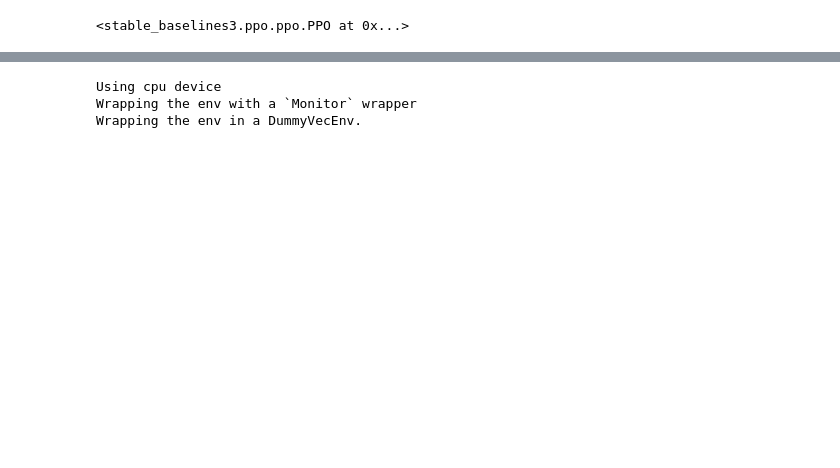
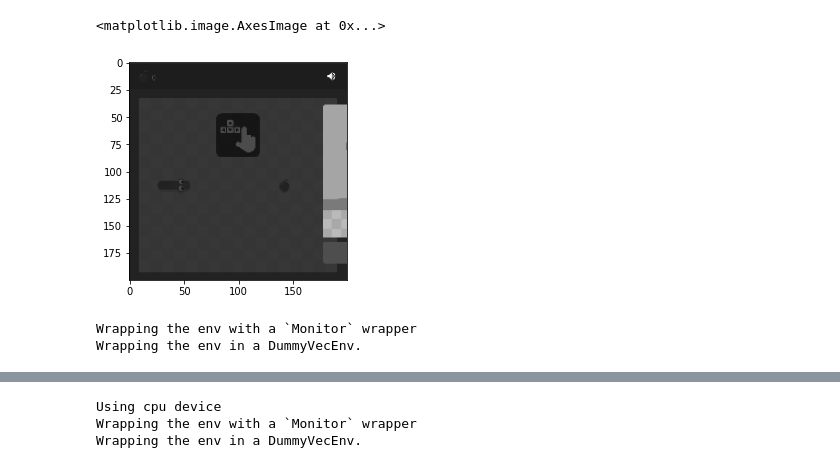
Before and after one commit to ViniciusSuaiden/SnakeRL, a Jupyter notebook: SnakeRL.ipynb, the cells around one changed output, grey strips where cells are left out. Saved outputs shown, nothing was run; the diff lists cells and outputs as text; code cells hidden in the pictures; blank space fills up the shorter version.

```diff
--- a/SnakeRL.ipynb
+++ b/SnakeRL.ipynb
@@ -186,6 +201,12 @@ from stable_baselines3 import PPO
 # %%
 env = WebGame()
+# %%
+plt.imshow(cv2.cvtColor(env.get_observation()[0], cv2.COLOR_BGR2RGB))
+# %% [output]
+<matplotlib.image.AxesImage at 0x...>
+[figure, added]
 # %%
-model.load('./train/best_model_30000.zip')
+model = PPO.load('./train/post41/best_model_10000.zip', env)
 # %% [output]
-<stable_baselines3.ppo.ppo.PPO at 0x...>
+Wrapping the env with a `Monitor` wrapper
+Wrapping the env in a DummyVecEnv.
```
Also changed, not shown: parts of 34 cells of this notebook, 1 other file.
